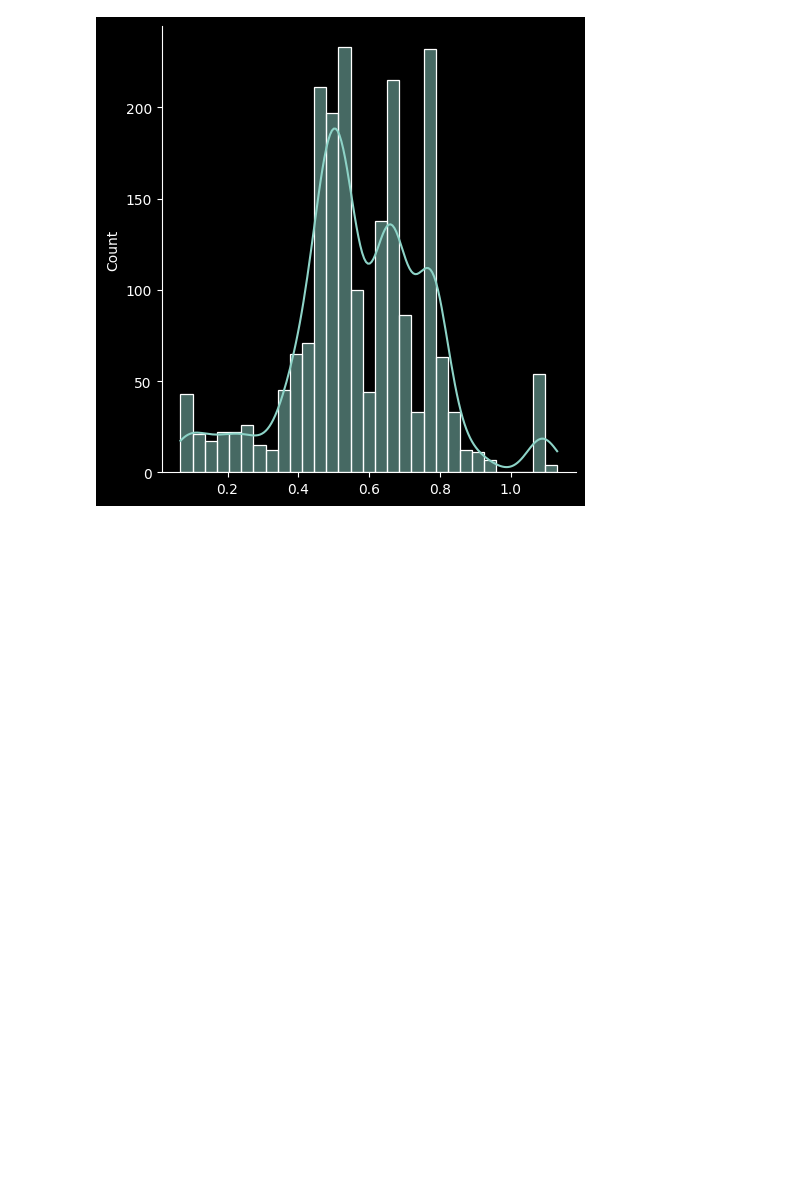
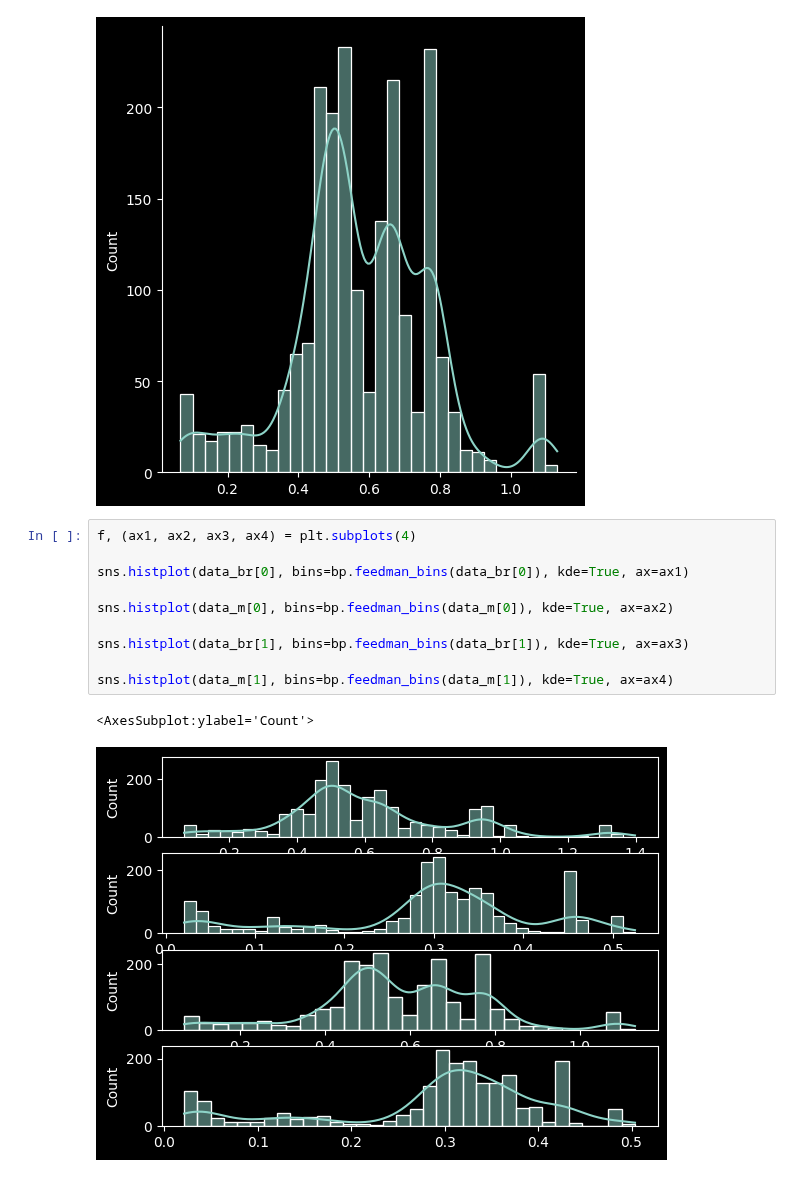
Before and after one commit to tobsthetobs/bsc-dataset-metrics, a Jupyter notebook: brightness.ipynb, the cells around one changed output. Cells and saved outputs as stored; diff of their text form; blank space fills up the shorter version.

Commit message:
Updated plots

```diff
--- a/brightness.ipynb
+++ b/brightness.ipynb
@@ -153,3 +153,16 @@ sns.displot(data_br[1], bins=31, kde=True)
 # %% [output]
 <seaborn.axisgrid.FacetGrid at 0x...>
 [figure]
+# %%
+f, (ax1, ax2, ax3, ax4) = plt.subplots(4)
+
+sns.histplot(data_br[0], bins=bp.feedman_bins(data_br[0]), kde=True, ax=ax1)
+
+sns.histplot(data_m[0], bins=bp.feedman_bins(data_m[0]), kde=True, ax=ax2)
+
+sns.histplot(data_br[1], bins=bp.feedman_bins(data_br[1]), kde=True, ax=ax3)
+
+sns.histplot(data_m[1], bins=bp.feedman_bins(data_m[1]), kde=True, ax=ax4)
+# %% [output]
+<AxesSubplot:ylabel='Count'>
+[figure, added]
```
Also changed, not shown: parts of 1 cell of this notebook, 1 other file.
